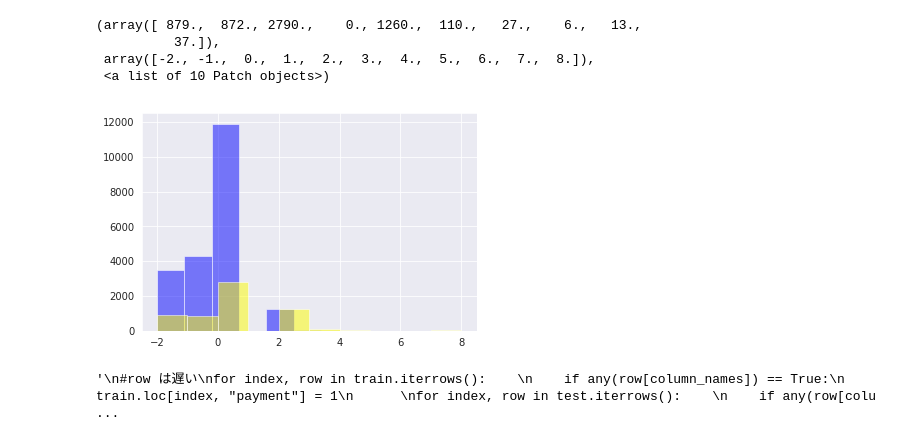
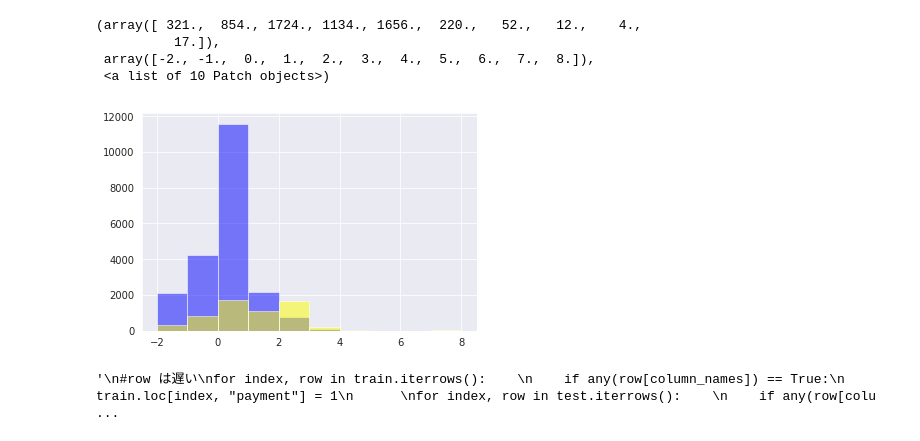
Before and after one commit to takumi5757/git_probspace, a Jupyter notebook: credit_compe.ipynb, the cells around one changed output. Drawn from its saved outputs; the diff is of its cells as text; code cells hidden in the pictures.

```diff
--- a/credit_compe.ipynb
+++ b/credit_compe.ipynb
@@ -35,19 +31,19 @@ test = pd.read_csv("test_data.csv")
 # %%
 columns = ["id", "credit", "gender", "education", "marrage", "age"]
 columns += [f"payment_{i}" for i in range(9,3,-1)]
 columns += [f"claim_{i}" for i in range(9,3,-1)]
 columns += [f"advance_{i}" for i in range(9,3,-1)]
 train.columns = columns + ["target"]
 test.columns = columns
 
-plt.hist(train[train["target"] == 0]["payment_4"], alpha = 0.5, color = 'blue')
-plt.hist(train[train["target"] == 1]["payment_4"], alpha = 0.5, color = 'yellow')
+plt.hist(train[train["target"] == 0]["payment_9"], alpha = 0.5, color = 'blue')
+plt.hist(train[train["target"] == 1]["payment_9"], alpha = 0.5, color = 'yellow')
 # %% [output]
-(array([ 879.,  872., 2790.,    0., 1260.,  110.,   27.,    6.,   13.,
-          37.]),
+(array([ 321.,  854., 1724., 1134., 1656.,  220.,   52.,   12.,    4.,
+          17.]),
  array([-2., -1.,  0.,  1.,  2.,  3.,  4.,  5.,  6.,  7.,  8.]),
  <a list of 10 Patch objects>)
-[figure, old version]
+[figure, new version]
 # %%
 column_names = [f"payment_{i}" for i in range(9,3,-1)]
 """
```
Also changed, not shown: parts of 11 cells of this notebook.
